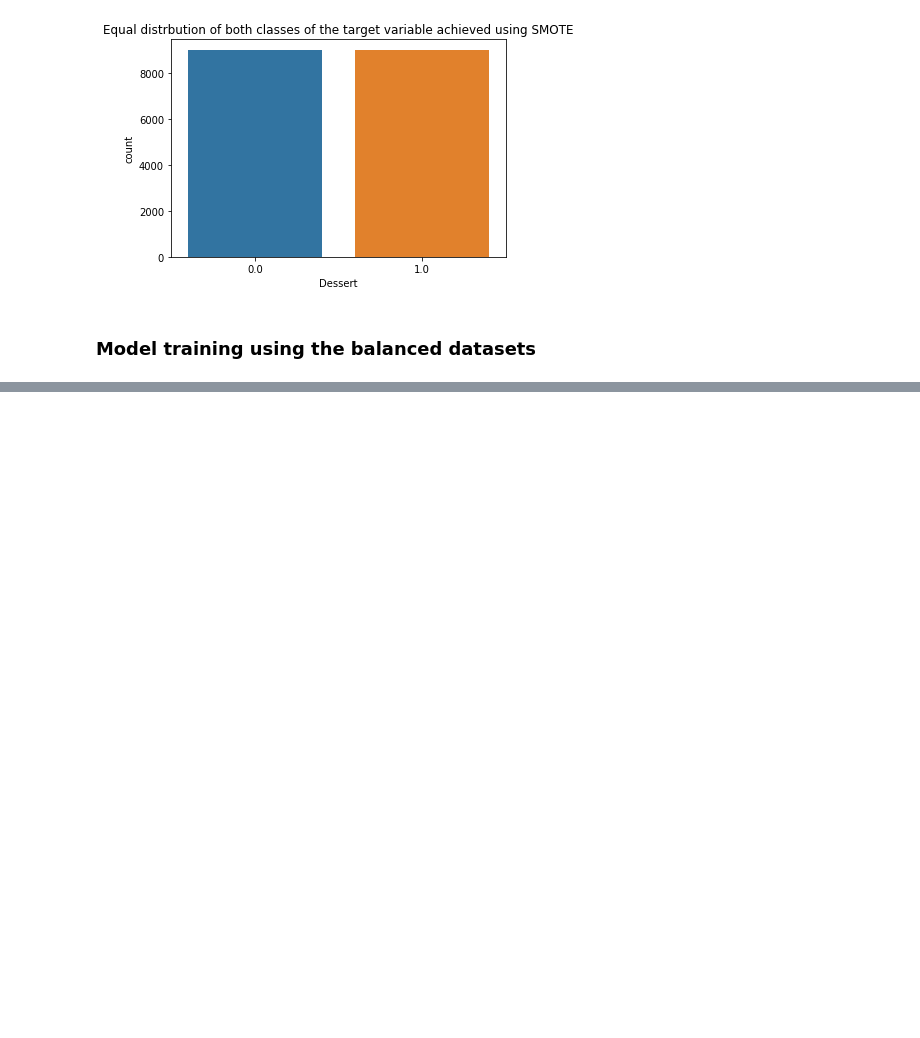
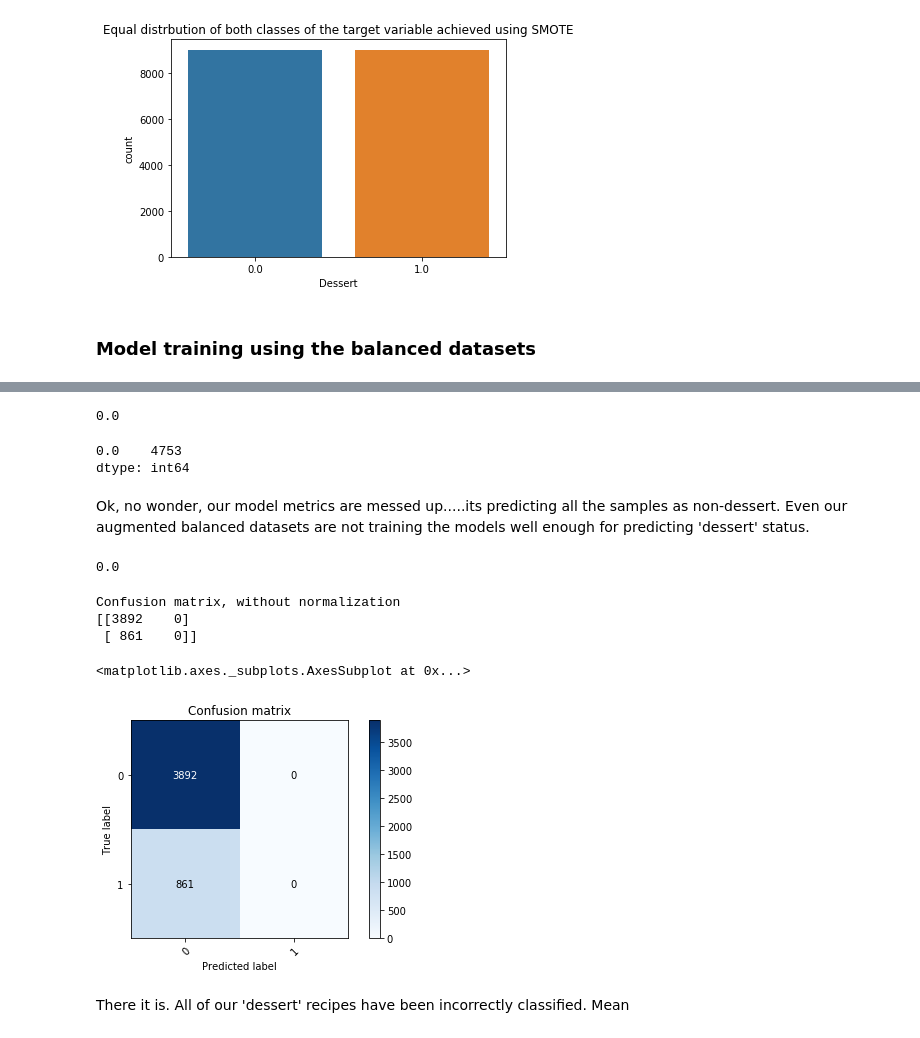
Before and after one commit to shwetapurushe/data-science-world, a Jupyter notebook: Projects/Recipes/Recipes_regression.ipynb, the cells around one changed output, grey strips where cells are left out. Cells and saved outputs as stored; diff of their text form; code cells hidden in the pictures; blank space fills up the shorter version.

Commit message:
model evaluation w.i.p

```diff
--- a/Projects/Recipes/Recipes_regression.ipynb
+++ b/Projects/Recipes/Recipes_regression.ipynb
@@ -352,0 +363,4 @@ Lets recollect our datasets shall we :
+# %%
+un_log_model = logis.fit(ba_recipes_df_un[['calories']], ba_recipes_df_un['dessert']) # using the under sampled dataset
+over_log_model = logis.fit(X_over[['calories']], y_over) # using the randomly over sampled dataset
+sm_log_model = logis.fit(X_sm[['calories']], y_sm) # using the SMOTE over sampling
@@ -352,0 +370,4 @@ Lets recollect our datasets shall we :
+# %%
+un_pred = un_log_model.predict(test_X[['calories']])
+over_pred = over_log_model.predict(test_X[['calories']])
+sm_pred = sm_log_model.predict(test_X[['calories']])
@@ -352,0 +390,15 @@ Lets recollect our datasets shall we :
+# %%
+precision_score(test_y, pred_1) # our first baseline model
+# %% [output]
+0.0
+# %%
+pd.Series(pred_1).value_counts()
+# %% [output]
+0.0    4753
+dtype: int64
+# %% [markdown]
+Ok, no wonder, our model metrics are messed up.....its predicting all the samples as non-dessert. Even our augmented balanced datasets are not training the models well enough for predicting 'dessert' status.
+# %%
+precision_score(test_y, un_pred) ## Same thing again for logistic model trained on the randomly undersampled dataset.
+# %% [output]
+0.0
@@ -352,0 +462,10 @@ Lets recollect our datasets shall we :
+# %%
+plot_confusion_matrix(test_y, un_pred, classes=['0', '1'], normalize=False,title='Confusion matrix')
+# %% [output]
+Confusion matrix, without normalization
+[[3892    0]
+ [ 861    0]]
+<matplotlib.axes._subplots.AxesSubplot at 0x...>
+[figure, added]
+# %% [markdown]
+There it is. All of our 'dessert' recipes have been incorrectly classified. Mean
```
Also changed, not shown: parts of 10 cells of this notebook.
